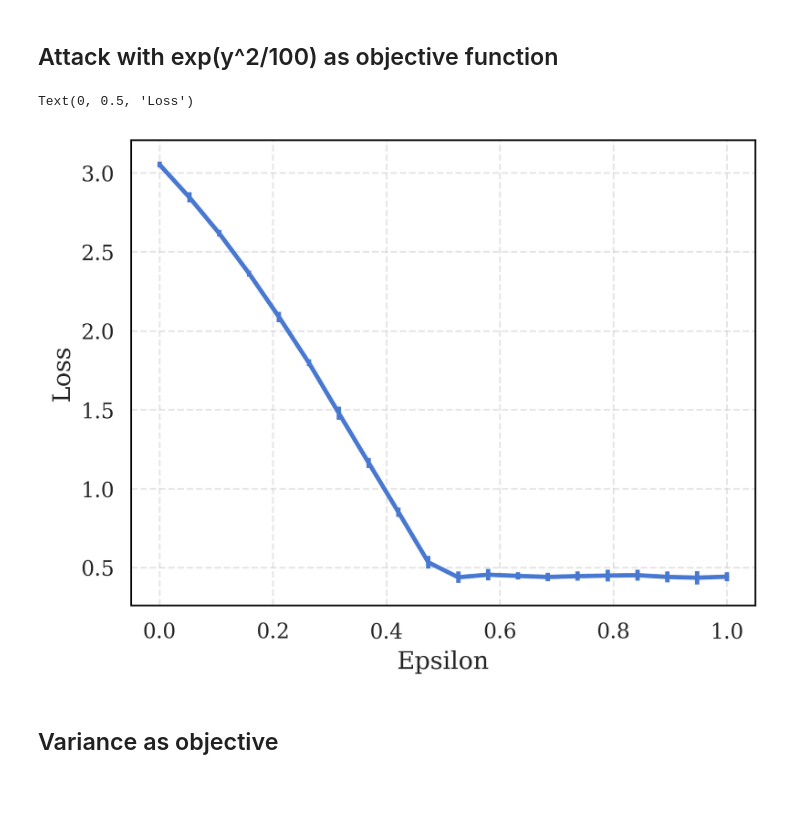
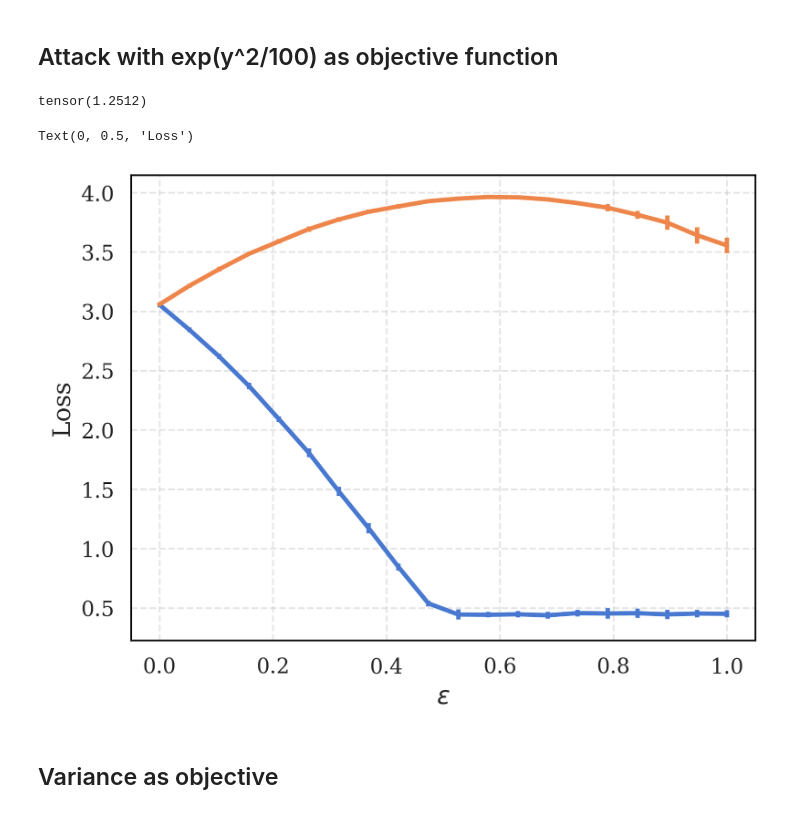
Before and after one commit to pablogarciarce/AdvReg, a Jupyter notebook: notebooks/test_point_attack.ipynb, the cells around one changed output. Cells and saved outputs as stored; diff of their text form; code cells hidden in the pictures.

```diff
--- a/notebooks/test_point_attack.ipynb
+++ b/notebooks/test_point_attack.ipynb
@@ -251,6 +126,6 @@ def det_attack(x_adv, model, y_star, epsilon=.1, verbose=False):
 # %%
 x_adv = X_test[17,:].copy()
-y_star = 3
+y_star = 6.0
 epsilon = .2
 
 # Plot function value against strength of attack
@@ -270,5 +145,5 @@ Text(0, 0.5, 'Function value')
 # %%
-y_star = 3
+y_star = 6.0
 epsilon = .2
 x_adv = X_test[17,:].copy()
 x_adv = torch.tensor(x_adv, dtype=torch.float32, requires_grad=True)
@@ -294,7 +169,7 @@ Text(0, 0.5, 'Function value')
 losses_det_all = []
 losses_rep_all = []
 losses_fgsm_all = []
-epsilons = np.linspace(0, 1, 20)
+epsilons = np.linspace(0, .3, 20)
 
 for _ in range(10):
     losses_det = []
@@ -321,7 +196,7 @@ for _ in range(10):
 plt.errorbar(epsilons, np.mean(losses_det_all, axis=0), yerr=2*np.std(losses_det_all, axis=0), label='Deterministic')
 plt.errorbar(epsilons, np.mean(losses_rep_all, axis=0), yerr=2*np.std(losses_rep_all, axis=0), label='Reparametrization trick')
 plt.errorbar(epsilons, np.mean(losses_fgsm_all, axis=0), yerr=2*np.std(losses_fgsm_all, axis=0), label='FGSM')
-plt.xlabel('Epsilon')
+plt.xlabel('$\epsilon$')
 plt.ylabel('Loss')
 plt.legend()
 # %% [output]
@@ -344,7 +205,13 @@ plt.legend()
 # %% [markdown]
 ## Attack with exp(y^2/100) as objective function
+# %%
+ys = model.sample_predictive_distribution(torch.tensor(X_test[17,:], dtype=torch.float32).unsqueeze(1), 1000)
+func = torch.exp(ys ** 2 / 100)
+func.mean()
+# %% [output]
+tensor(1.2512)
 # %%
-y_star = 3
+y_star = 3.0
 epsilon = .2
 x_adv = X_test[17,:].copy()
 x_adv = torch.tensor(x_adv, dtype=torch.float32, requires_grad=True)
@@ -352,26 +219,35 @@ x_adv = torch.tensor(x_adv, dtype=torch.float32, requires_grad=True)
 x_adv_values, loss_values, func_values = attack(x_adv, model, y_star, learning_rate= 1e-2, samples_per_iteration=1000, num_iterations=100, epsilon=epsilon, func=expy2)
 # %%
 # Plot loss as a function of the size of the perturbation for reparametrization trick attack
-losses_total = []
+losses_total_rep = []
+losses_total_fgsm = []
 epsilons = np.linspace(0, 1, 20)
 
 for _ in range(10):
     losses_rep = []
+    losses_fgsm = []
 
     for epsilon in epsilons:
         x_adv = torch.tensor(X_test[17,:].copy(), dtype=torch.float32, requires_grad=True)
         x_adv_values, loss_values, func_values = attack(x_adv, model, y_star, epsilon=epsilon, learning_rate=1e-4, num_iterations=1000, samples_per_iteration=1000, func=expy2)
         losses_rep.append((func_values[-1] - y_star) ** 2)
+        x_adv_fgsm = attack_fgsm(x_adv, model, y_star, epsilon=epsilon)
+        y_adv_fgsm = model.sample_predictive_distribution(x_adv_fgsm.unsqueeze(1), 1000)
+        func_mean = torch.exp(y_adv_fgsm ** 2 / 100).mean()
+        losses_fgsm.append((func_mean - y_star) ** 2)
 
-    losses_total.append(losses_rep)
+
+    losses_total_rep.append(losses_rep)
+    losses_total_fgsm.append(losses_fgsm)
 
 # plot the mean and std of the losses
-plt.errorbar(epsilons, np.mean(losses_total, axis=0), yerr=2*np.std(losses_total, axis=0))
-plt.xlabel('Epsilon')
+plt.errorbar(epsilons, np.mean(losses_total_rep, axis=0), yerr=2*np.std(losses_total_rep, axis=0), label='Reparametrization trick')
+plt.errorbar(epsilons, np.mean(losses_total_fgsm, axis=0), yerr=2*np.std(losses_total_fgsm, axis=0), label='FGSM')
+plt.xlabel('$\epsilon$')
 plt.ylabel('Loss')
 # %% [output]
 Text(0, 0.5, 'Loss')
-[figure, old version]
+[figure, new version]
 # %% [markdown]
 ## Variance as objective
 # %%
```
Also changed, not shown: parts of 36 cells of this notebook, 9 other files.
